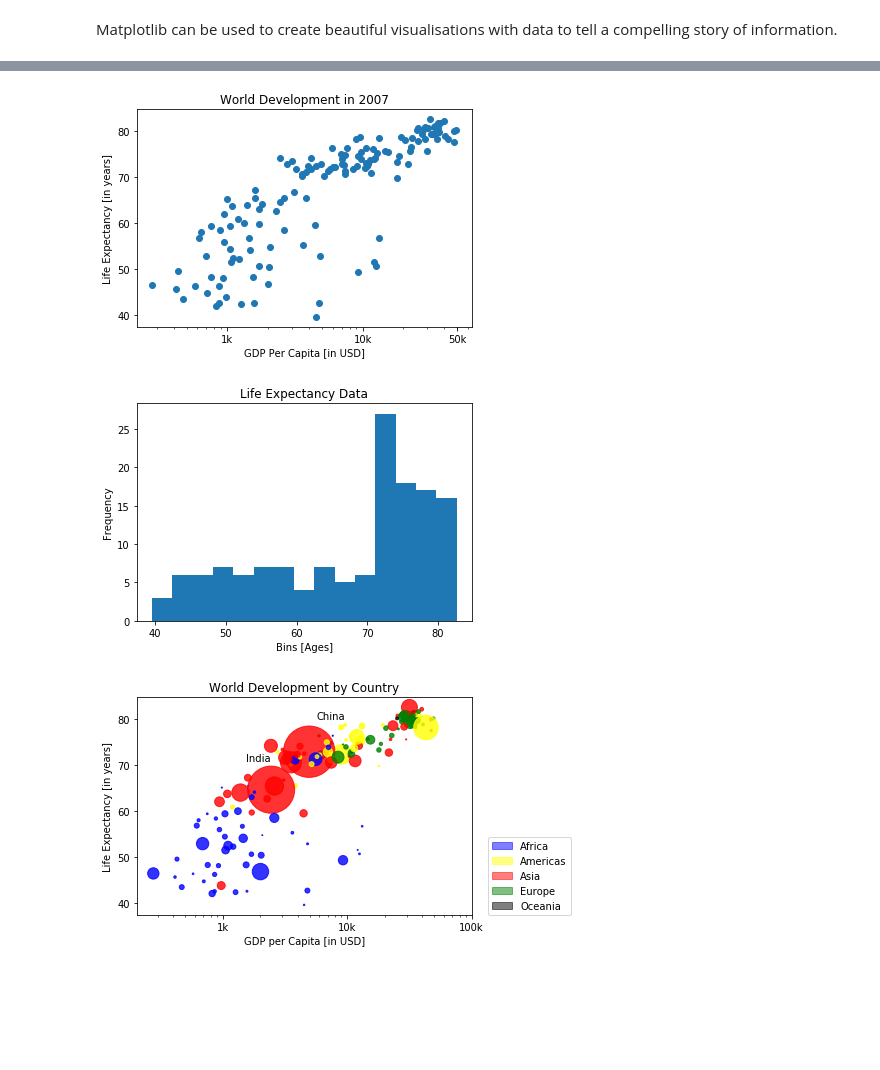
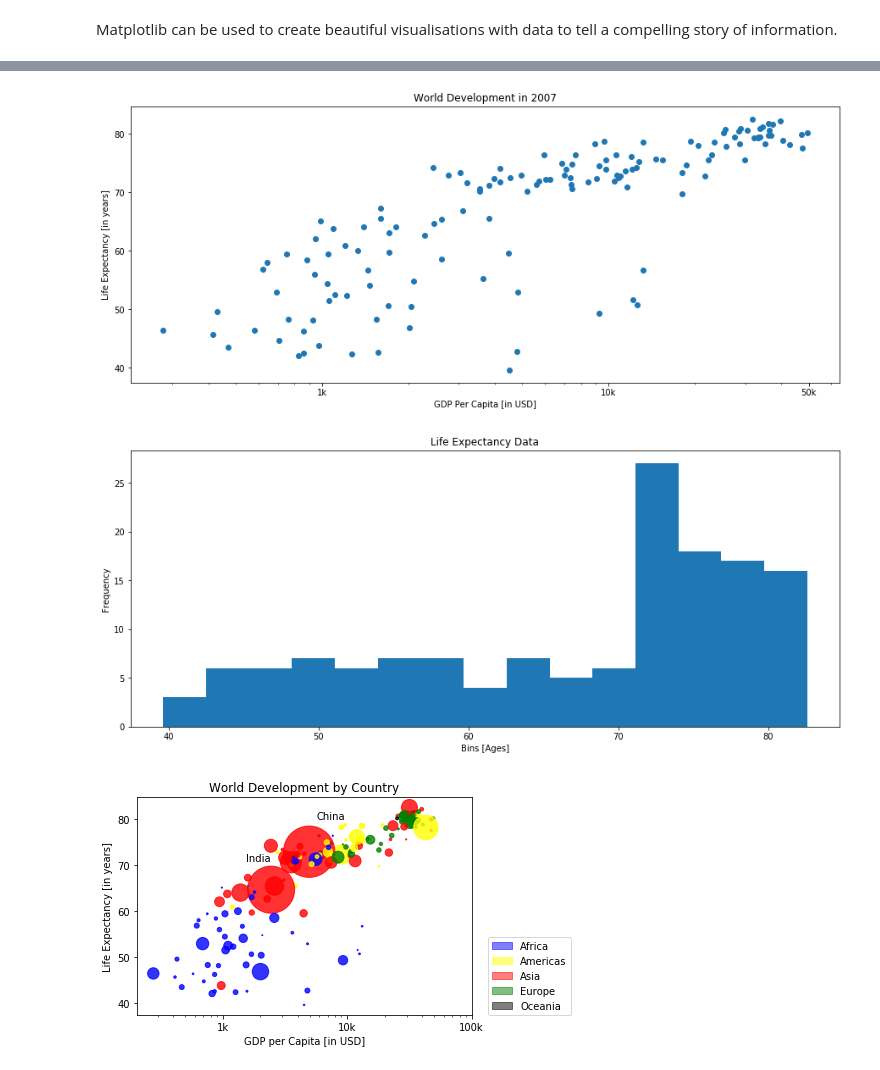
Before and after one commit to LRS4/Python-DataScience, a Jupyter notebook: Matplotlib.ipynb, the cells around one changed output, grey strips where cells are left out. Cells and saved outputs as stored; diff of their text form; code cells hidden in the pictures; blank space fills up the shorter version.

```diff
--- a/Matplotlib.ipynb
+++ b/Matplotlib.ipynb
@@ -21,25 +40,26 @@ plt.show();
 # %%
 # gdp per capita and life expectancy logarithmic correlation
-
+fig, axes = plt.subplots(figsize=(15,6))
 plt.scatter(gdp_cap, life_exp)
 plt.xscale('log')
 plt.title("World Development in 2007")
 plt.xlabel("GDP Per Capita [in USD]")
 plt.ylabel("Life Expectancy [in years]")
 plt.xticks([1000,10000,50000],["1k","10k","50k"])
 plt.show();
 # %% [output]
-[figure, old version]
+[figure, new version]
 # %%
 # histogram of life expectancy
 
+fig, axes = plt.subplots(figsize=(15,6))
 plt.hist(life_exp, bins = 15)
 plt.title("Life Expectancy Data")
 plt.ylabel("Frequency")
 plt.xlabel("Bins [Ages]")
 plt.show()
 # %% [output]
-[figure, old version]
+[figure, new version]
 # %%
 import numpy as np
 import matplotlib.pyplot as plt
```
Also changed, not shown: parts of 7 cells of this notebook.
